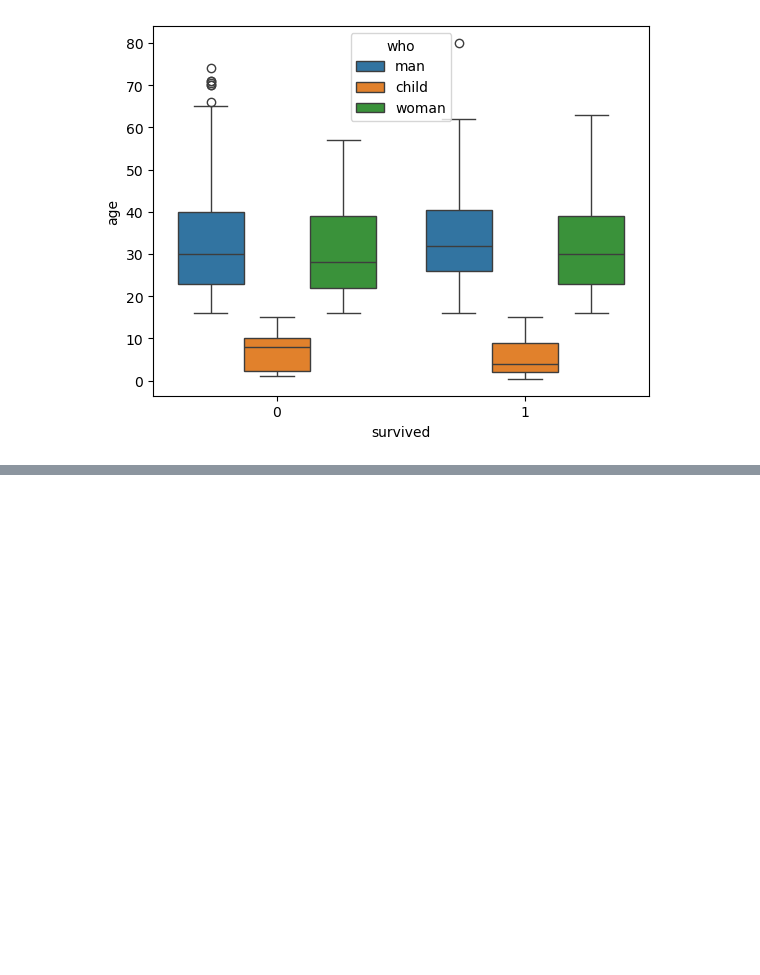
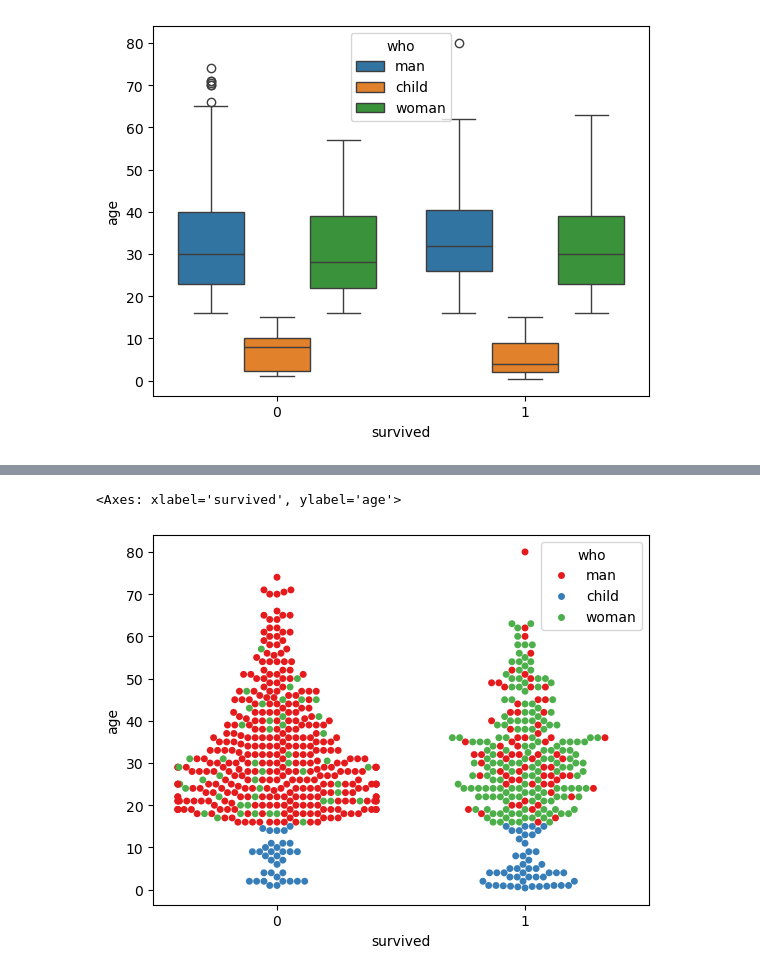
Before and after one commit to MrKami04/Exploratory-Data-Analysis, a Jupyter notebook: EDA/EDA13.IPYNB, the cells around one changed output, grey strips where cells are left out. Cells and saved outputs as stored; diff of their text form; code cells hidden in the pictures; blank space fills up the shorter version.

```diff
--- a/EDA/EDA13.IPYNB
+++ b/EDA/EDA13.IPYNB
@@ -161,0 +177,6 @@ sns.boxplot(data=df, y = "age", x = "survived", hue = "who")
+# %%
+# swarm plot
+sns.swarmplot(x='survived',y='age',data=df, hue='who', palette='Set1')
+# %% [output]
+<Axes: xlabel='survived', ylabel='age'>
+[figure, added]
```
Also changed, not shown: parts of 12 cells of this notebook.
